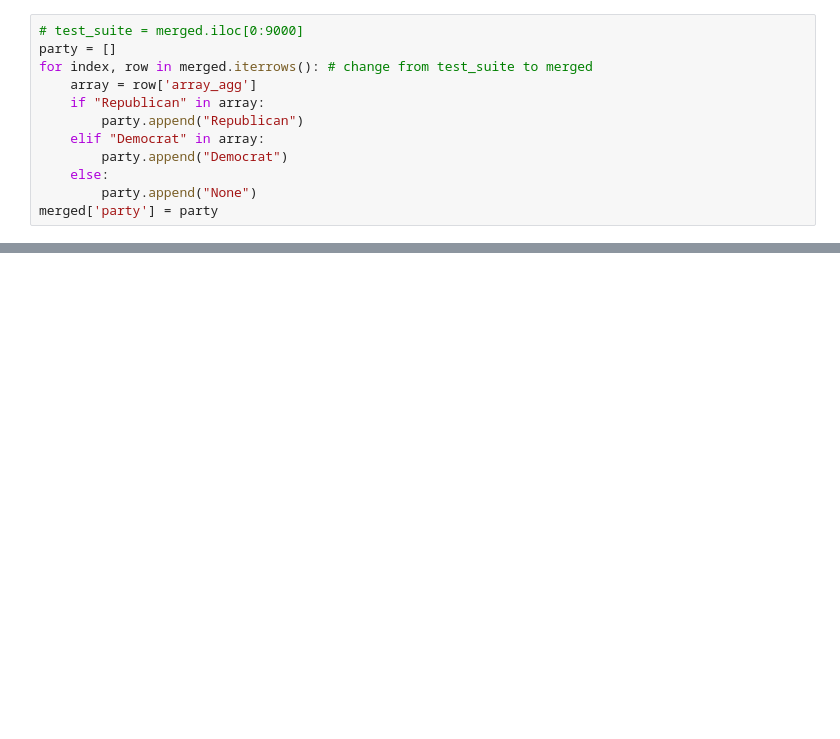
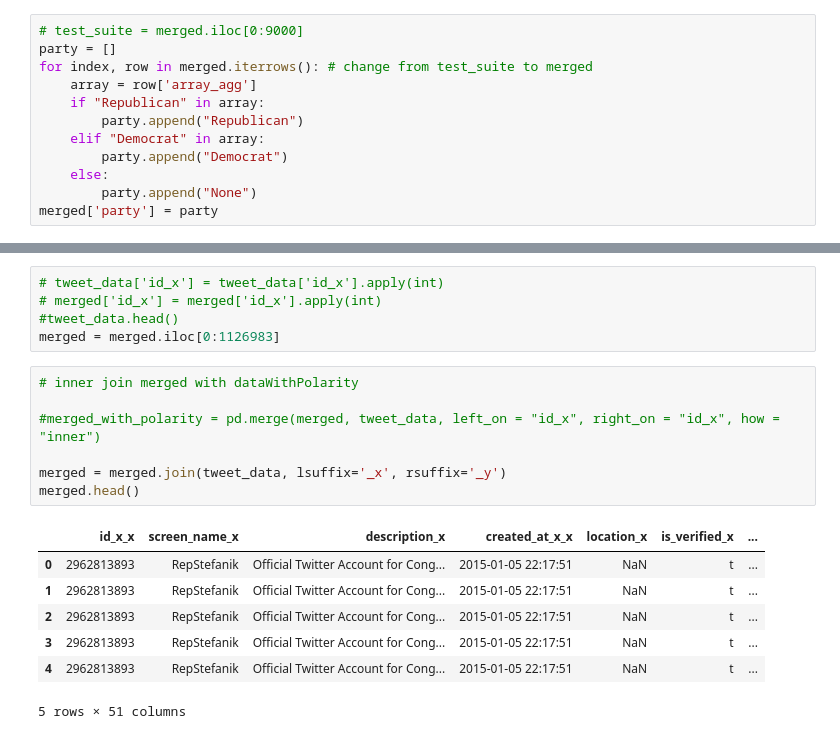
Before and after one commit to allison-picker/info370, a Jupyter notebook: Date Conversion + Party Information.ipynb, the cells around one changed output, grey strips where cells are left out. Cells and saved outputs as stored; diff of their text form; blank space fills up the shorter version.

```diff
--- a/Date Conversion + Party Information.ipynb
+++ b/Date Conversion + Party Information.ipynb
@@ -99,0 +80,20 @@ merged.to_csv('merged.csv')
+# %%
+# tweet_data['id_x'] = tweet_data['id_x'].apply(int)
+# merged['id_x'] = merged['id_x'].apply(int)
+#tweet_data.head()
+merged = merged.iloc[0:1126983]
+# %%
+# inner join merged with dataWithPolarity
+
+#merged_with_polarity = pd.merge(merged, tweet_data, left_on = "id_x", right_on = "id_x", how = "inner")
+
+merged = merged.join(tweet_data, lsuffix='_x', rsuffix='_y')
+merged.head()
+# %% [output]
+|  | id_x_x | screen_name_x | description_x | created_at_x_x | location_x | is_verified_x | ... |
+| 0 | 2962813893 | RepStefanik | Official Twitter Account for Cong... | 2015-01-05 22:17:51 | NaN | t | ... |
+| 1 | 2962813893 | RepStefanik | Official Twitter Account for Cong... | 2015-01-05 22:17:51 | NaN | t | ... |
+| 2 | 2962813893 | RepStefanik | Official Twitter Account for Cong... | 2015-01-05 22:17:51 | NaN | t | ... |
+| 3 | 2962813893 | RepStefanik | Official Twitter Account for Cong... | 2015-01-05 22:17:51 | NaN | t | ... |
+| 4 | 2962813893 | RepStefanik | Official Twitter Account for Cong... | 2015-01-05 22:17:51 | NaN | t | ... |
+5 rows × 51 columns
```
Also changed, not shown: parts of 14 cells of this notebook.
